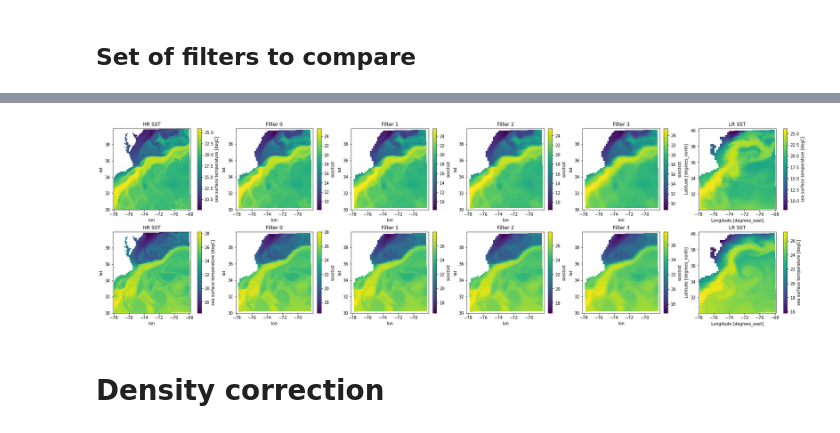
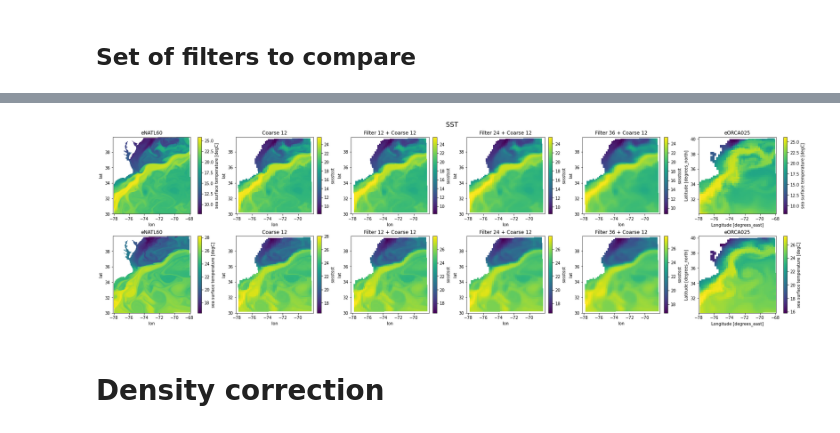
Before and after one commit to anastasiaGor/oceanDataNotebooks, a Jupyter notebook: gcm_filter/filter_compare.ipynb, the cells around one changed output, grey strips where cells are left out. Drawn from its saved outputs; the diff is of its cells as text; code cells hidden in the pictures.

```diff
--- a/gcm_filter/filter_compare.ipynb
+++ b/gcm_filter/filter_compare.ipynb
@@ -233,10 +233,10 @@ def apply_filter_downsample(dataHR, filter_coef, coarse_window_size) :
 ## Set of filters to compare
 # %%
 coarsening_window_size = 12
-filters = [dict({'filter_coef' : 0, 'coarsening_window_size' : coarsening_window_size}),
-          dict({'filter_coef' : 12, 'coarsening_window_size' : coarsening_window_size}),
-          dict({'filter_coef' : 24, 'coarsening_window_size' : coarsening_window_size}),
-          dict({'filter_coef' : 36, 'coarsening_window_size' : coarsening_window_size})]
+filters = [dict({'filter_coef' : 0, 'coarsening_window_size' : coarsening_window_size, 'label' : 'Coarse 12'}),
+          dict({'filter_coef' : 12, 'coarsening_window_size' : coarsening_window_size, 'label' : 'Filter 12 + Coarse 12'}),
+          dict({'filter_coef' : 24, 'coarsening_window_size' : coarsening_window_size, 'label' : 'Filter 24 + Coarse 12'}),
+          dict({'filter_coef' : 36, 'coarsening_window_size' : coarsening_window_size, 'label' : 'Filter 36 + Coarse 12'})]
 # %%
 %%time
 for i in range(len(data)) :
@@ -250,17 +250,18 @@ Wall time: 5min 3s
 # %%
 fig, axis = plt.subplots(ncols=6, nrows=2, figsize=(24,7), constrained_layout=True)
 quantity='sosstsst'
+fig.suptitle('SST', size=16)
 for row in range(len(data)) :
     data[row]['HR'].isel(time_counter=-1)[quantity].plot(x='lon', y='lat', ax=axis[row,0])
-    axis[row,0].set(title='HR SST')
+    axis[row,0].set(title='eNATL60')
     for ifilter in range(len(filters)) :
         col = ifilter+1
         data[row]['HR_Filtered'][ifilter].isel(time_counter=-1)[quantity].plot(x='lon', y='lat', ax=axis[row,col])
-        axis[row,col].set(title='Filter ' +str(ifilter))
+        axis[row,col].set(title=filters[ifilter]['label'])
     data[row]['LR'].isel(time_counter=-1)[quantity].plot(x='lon', y='lat', ax=axis[row,-1])
-    axis[row,-1].set(title='LR SST')
+    axis[row,-1].set(title='eORCA025')
 # %% [output]
-[figure, old version]
+[figure, new version]
 # %% [markdown]
 # Density correction
 # %% [markdown]
```
Also changed, not shown: parts of 18 cells of this notebook.
